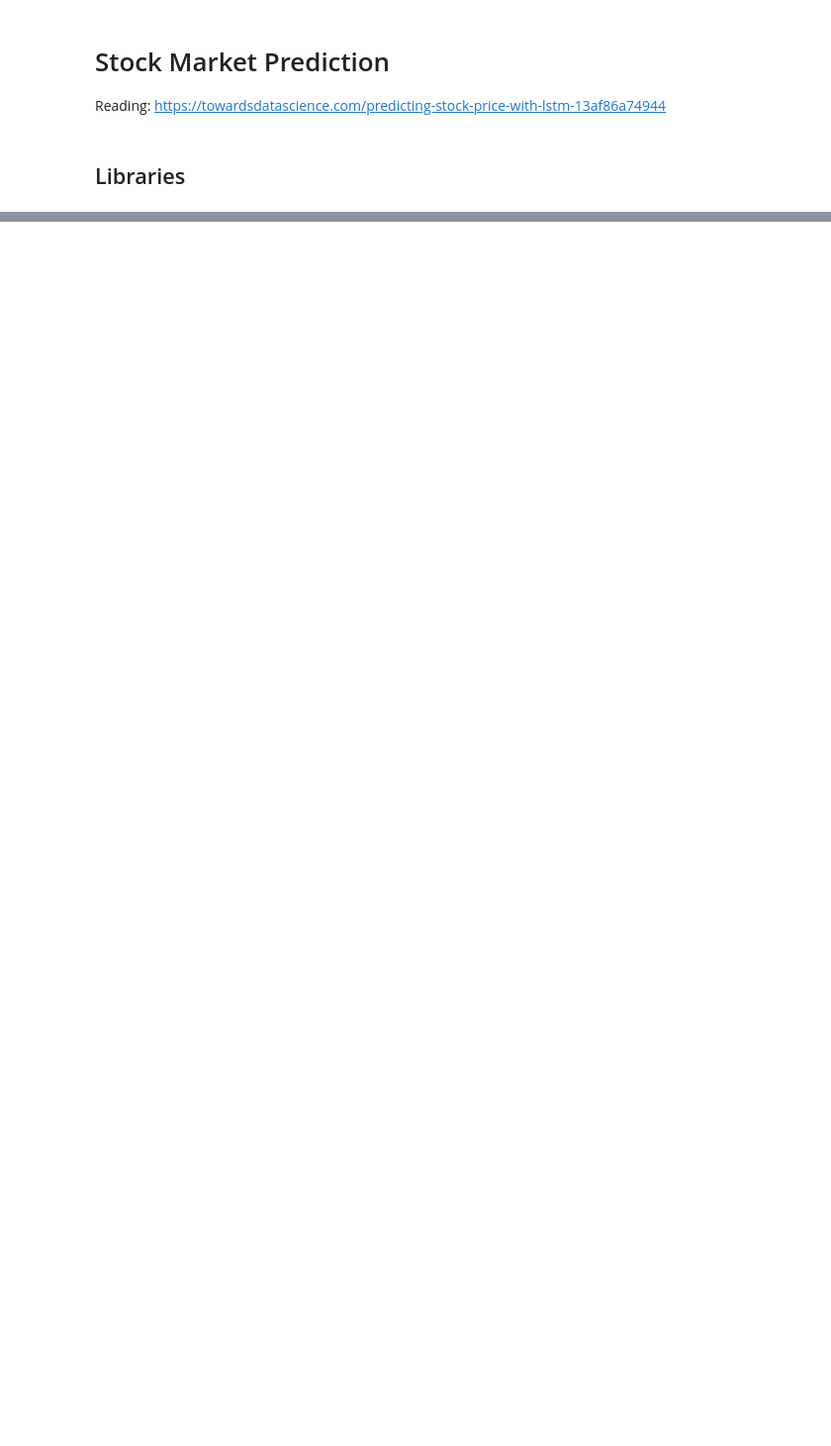
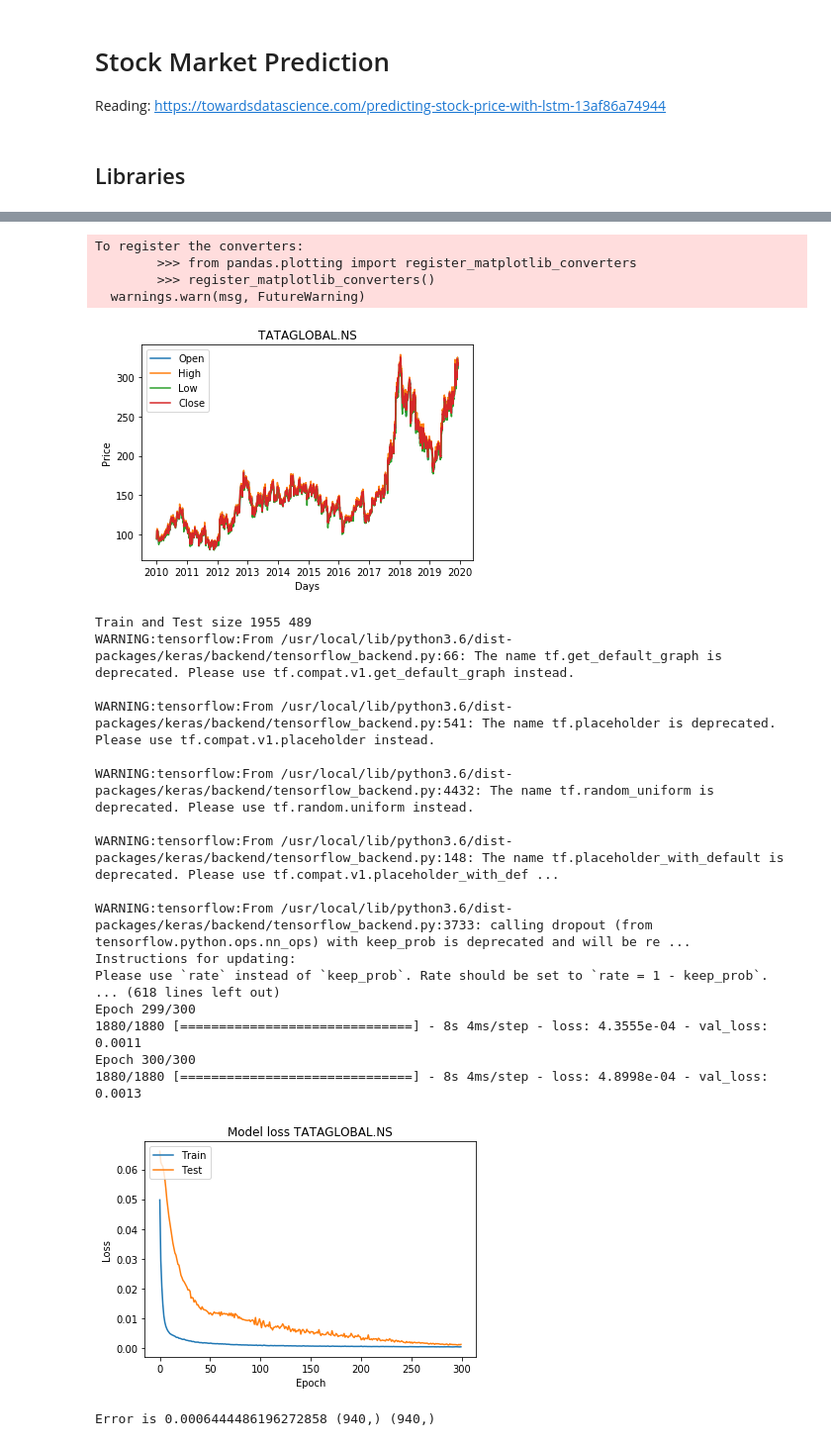
Before and after one commit to setyolegowo/IF5181-RNN, a Jupyter notebook: stock_market_prediction.ipynb, the cells around one changed output, grey strips where cells are left out. Shown at 99% size. Saved outputs shown, nothing was run; the diff lists cells and outputs as text; code cells hidden in the pictures; blank space fills up the shorter version.

```diff
--- a/stock_market_prediction.ipynb
+++ b/stock_market_prediction.ipynb
@@ -229,6 +89,0 @@ plt.show()
-# %%
-INPUT_PATH = BASE_PATH + 'JK_LQ45.csv'
-STOCK_NAME = 'JK_LQ45'
-
-df = pd.read_csv(INPUT_PATH, engine='python')
-df.tail()
@@ -294,23 +89,0 @@ Shape of time-series i/o: (182, 60, 5) (182,)
-# %%
-np.random.seed(1)
-
-model = Sequential()
-model.add(LSTM(
-    128,
-    batch_input_shape=(BATCH_SIZE, TIME_STEPS, x_t.shape[2]),
-    dropout=0.0,
-    recurrent_dropout=0.0,
-    stateful=True,
-    kernel_initializer='random_uniform'
-    ))
-model.add(Dropout(0.5))
-model.add(Dense(20,activation='relu'))
-model.add(Dense(1,activation='sigmoid'))
-optimizer = optimizers.RMSprop(lr=0.0001)
-model.compile(loss='mean_squared_error', optimizer=optimizer)
-# %%
-csv_logger = CSVLogger('LOG_TEST.log', append=True)
-
-history = model.fit(x_t, y_t, epochs=300, verbose=2, batch_size=BATCH_SIZE,
-                    shuffle=False, validation_data=(trim_dataset(x_val, BATCH_SIZE),
-                    trim_dataset(y_val, BATCH_SIZE)), callbacks=[csv_logger])
@@ -337,7 +89,0 @@ Epoch 300/300
-# %%
-y_pred = model.predict(trim_dataset(x_test_t, BATCH_SIZE), batch_size=BATCH_SIZE)
-y_pred = y_pred.flatten()
-y_test_t = trim_dataset(y_test_t, BATCH_SIZE)
-error = mean_squared_error(y_test_t, y_pred)
-
-print("Error is", error, y_pred.shape, y_test_t.shape)
@@ -357,0 +213,10 @@ plt.show()
+# %%
+# MARKET=Stock code. Examples:
+# 1. TATAGLOBAL.NS   Tata Global Beverages Limited
+# 2. UNVR.JK         PT Unilever Indonesia Tbk
+# 3. BBCA.JK         PT Bank Central Asia Tbk
+# 4. PGAS.JK         PT Perusahaan Gas Negara Tbk
+
+MARKET = 'TATAGLOBAL.NS'
+run(MARKET)
+# %% [output]
@@ -357,0 +238,24 @@ plt.show()
+To register the converters:
+        >>> from pandas.plotting import register_matplotlib_converters
+        >>> register_matplotlib_converters()
+  warnings.warn(msg, FutureWarning)
+[figure, added]
+Train and Test size 1955 489
+WARNING:tensorflow:From /usr/local/lib/python3.6/dist-packages/keras/backend/tensorflow_backend.py:66: The name tf.get_default_graph is deprecated. Please use tf.compat.v1.get_default_graph instead.
+
+WARNING:tensorflow:From /usr/local/lib/python3.6/dist-packages/keras/backend/tensorflow_backend.py:541: The name tf.placeholder is deprecated. Please use tf.compat.v1.placeholder instead.
+
+WARNING:tensorflow:From /usr/local/lib/python3.6/dist-packages/keras/backend/tensorflow_backend.py:4432: The name tf.random_uniform is deprecated. Please use tf.random.uniform instead.
+
+WARNING:tensorflow:From /usr/local/lib/python3.6/dist-packages/keras/backend/tensorflow_backend.py:148: The name tf.placeholder_with_default is deprecated. Please use tf.compat.v1.placeholder_with_def ...
+
+WARNING:tensorflow:From /usr/local/lib/python3.6/dist-packages/keras/backend/tensorflow_backend.py:3733: calling dropout (from tensorflow.python.ops.nn_ops) with keep_prob is deprecated and will be re ...
+Instructions for updating:
+Please use `rate` instead of `keep_prob`. Rate should be set to `rate = 1 - keep_prob`.
+... (618 lines left out)
+Epoch 299/300
+1880/1880 [==============================] - 8s 4ms/step - loss: 4.3555e-04 - val_loss: 0.0011
+Epoch 300/300
+1880/1880 [==============================] - 8s 4ms/step - loss: 4.8998e-04 - val_loss: 0.0013
+[figure, added]
+Error is 0.0006444486196272858 (940,) (940,)
```
Also changed, not shown: parts of 30 cells of this notebook, 2 other files.
